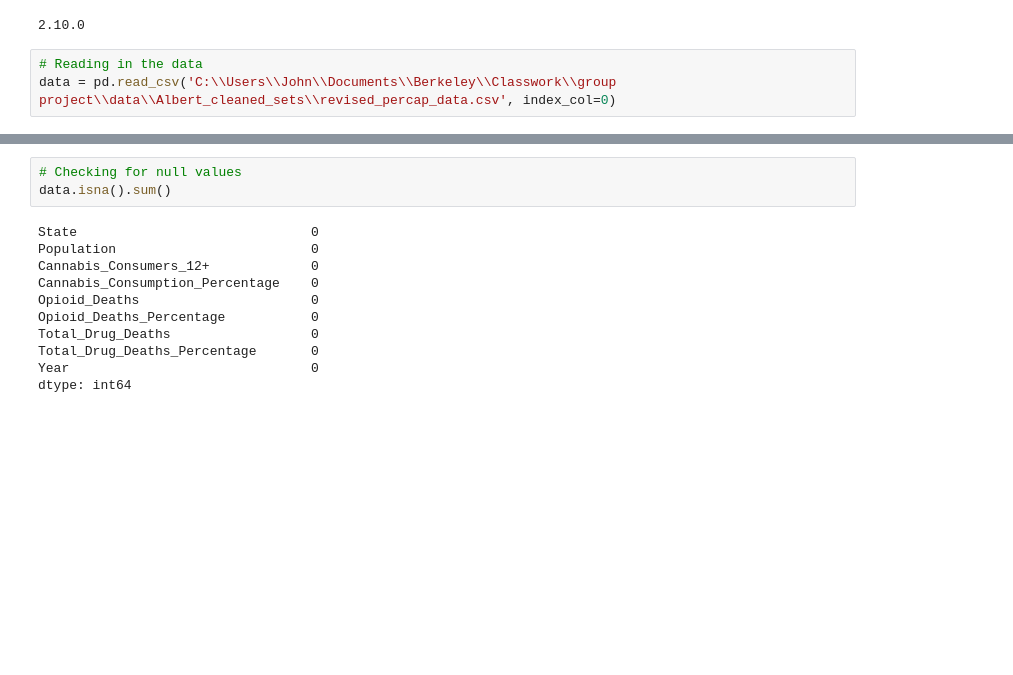
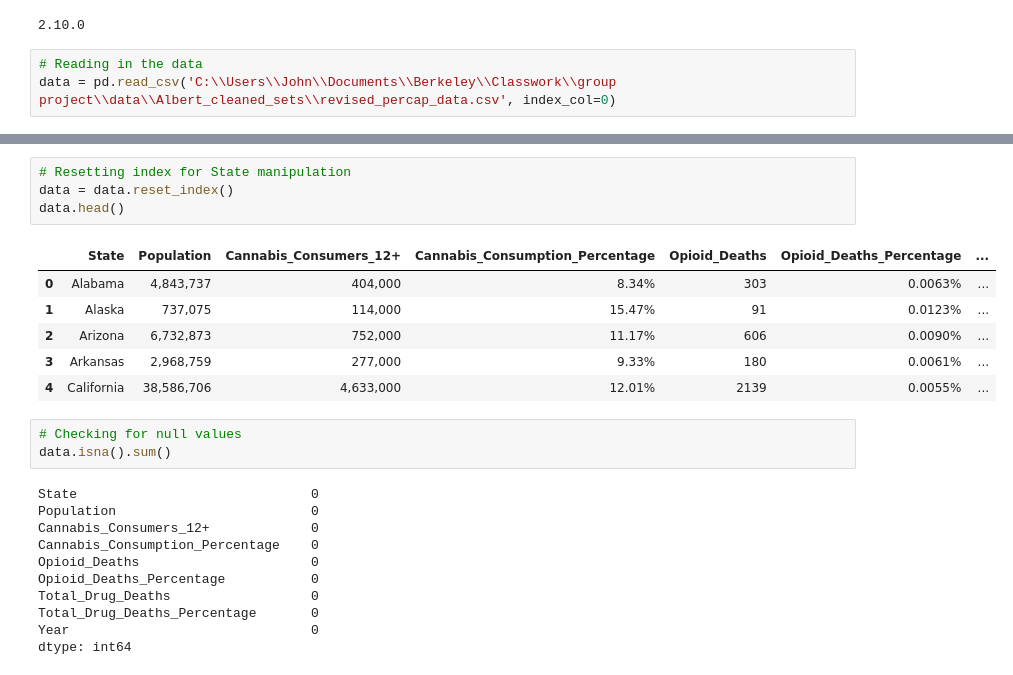
Before and after one commit to JohnWLandeen/Group_Project, a Jupyter notebook: XGBoost_revised_percap_set.ipynb, the cells around one changed output, grey strips where cells are left out. Saved outputs shown, nothing was run; the diff lists cells and outputs as text; blank space fills up the shorter version.

```diff
--- a/XGBoost_revised_percap_set.ipynb
+++ b/XGBoost_revised_percap_set.ipynb
@@ -63,3 +41,14 @@ data
+# %%
+# Resetting index for State manipulation
+data = data.reset_index()
+data.head()
+# %% [output]
+|  | State | Population | Cannabis_Consumers_12+ | Cannabis_Consumption_Percentage | Opioid_Deaths | Opioid_Deaths_Percentage | ... |
+| 0 | Alabama | 4,843,737 | 404,000 | 8.34% | 303 | 0.0063% | ... |
+| 1 | Alaska | 737,075 | 114,000 | 15.47% | 91 | 0.0123% | ... |
+| 2 | Arizona | 6,732,873 | 752,000 | 11.17% | 606 | 0.0090% | ... |
+| 3 | Arkansas | 2,968,759 | 277,000 | 9.33% | 180 | 0.0061% | ... |
+| 4 | California | 38,586,706 | 4,633,000 | 12.01% | 2139 | 0.0055% | ... |
 # %%
 # Checking for null values
 data.isna().sum()
```
Also changed, not shown: parts of 22 cells of this notebook.
